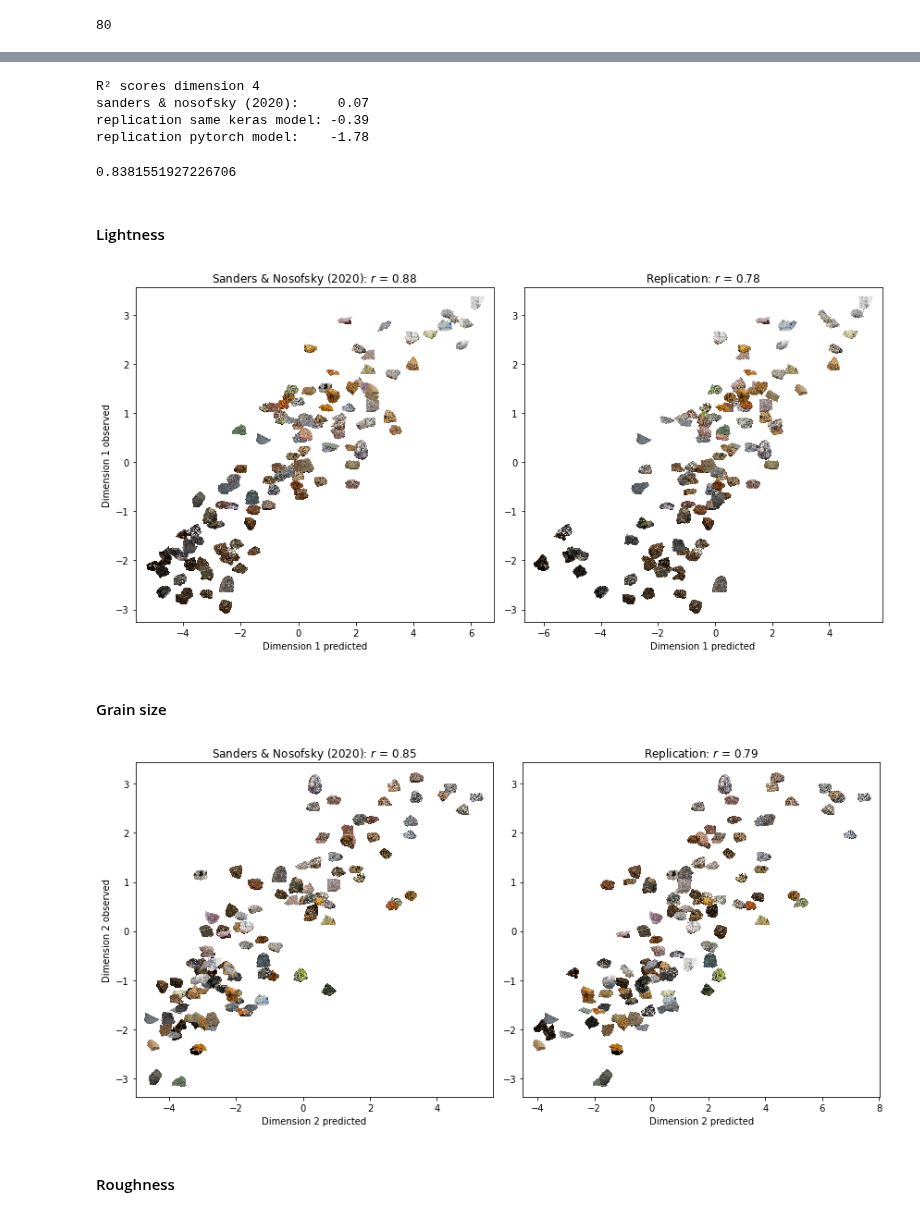
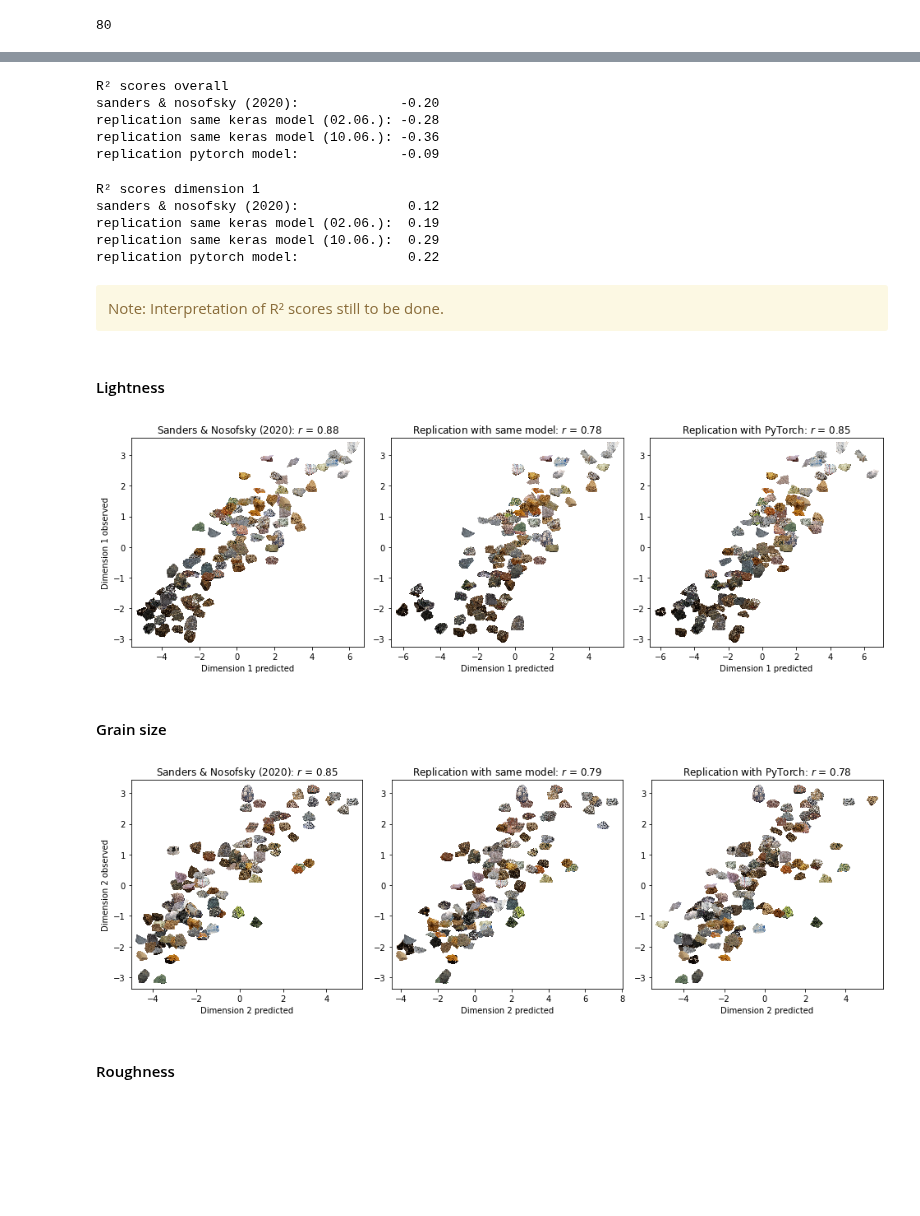
Before and after one commit to dominikpegler/mds_cnn, a Jupyter notebook: sanders_nosofsky_2020/mds.ipynb, the cells around one changed output, grey strips where cells are left out. Drawn from its saved outputs; the diff is of its cells as text; code cells hidden in the pictures; blank space fills up the shorter version.

Commit message:
added predictions for pytorch model

```diff
--- a/sanders_nosofsky_2020/mds.ipynb
+++ b/sanders_nosofsky_2020/mds.ipynb
@@ -239,35 +210,67 @@ replication pytorch model:    -1.50
+# %%
+cnn_pred_file = "CNN Predictions/MDS Dimensions/cnn_predicted_mds_120.txt"
+cnn_pred = np.loadtxt(cnn_pred_file)
+
+# 02.06.: cnn_own_predicted_mds_120_A.txt
+cnn_own_pred_file = "CNN Predictions/MDS Dimensions/cnn_own_predicted_mds_120_A.txt"
+cnn_own_pred = np.loadtxt(cnn_own_pred_file)
+
+# 10.06.: cnn_own_predicted_mds_120_B.txt
+cnn_own_pred_file_b = "CNN Predictions/MDS Dimensions/cnn_own_predicted_mds_120_B.txt"
+cnn_own_pred_b = np.loadtxt(cnn_own_pred_file_b)
+
+cnn_torch_pred_file = "CNN Predictions/MDS Dimensions/cnn_torch_predicted_mds_120.txt"
+cnn_torch_pred = np.loadtxt(cnn_torch_pred_file)
+
+score = r2_score(mds_obs[:, :8], cnn_pred)
+score_own = r2_score(mds_obs[:, :8], cnn_own_pred)
+score_own_b = r2_score(mds_obs[:, :8], cnn_own_pred_b)
+score_torch = r2_score(mds_obs[:, :8], cnn_torch_pred)
+
+print('R² scores overall')
+print(f'sanders & nosofsky (2020):             {score: ,.2f}')
+print(f'replication same keras model (02.06.): {score_own: ,.2f}')
+print(f'replication same keras model (10.06.): {score_own_b: ,.2f}')
+print(f'replication pytorch model:             {score_torch: ,.2f}')
+# %% [output]
+R² scores overall
+sanders & nosofsky (2020):             -0.20
+replication same keras model (02.06.): -0.28
+replication same keras model (10.06.): -0.36
+replication pytorch model:             -0.09
 # %%
-dim = 4
+dim = 1
 
 score = r2_score(mds_obs[:, dim-1], cnn_pred[:, dim-1])
-score_own = r2_score(mds_obs[:, dim-1], cnn_ownpred[:, dim-1])
+score_own = r2_score(mds_obs[:, dim-1], cnn_own_pred[:, dim-1])
+score_own_b = r2_score(mds_obs[:, dim-1], cnn_own_pred_b[:, dim-1])
 score_torch = r2_score(mds_obs[:, dim-1], cnn_torch_pred[:, dim-1])
 
 print(f'R² scores dimension {dim}')
-print(f'sanders & nosofsky (2020):    {score: ,.2f}')
-print(f'replication same keras model: {score_own: ,.2f}')
-print(f'replication pytorch model:    {score_torch: ,.2f}')
+print(f'sanders & nosofsky (2020):             {score: ,.2f}')
+print(f'replication same keras model (02.06.): {score_own: ,.2f}')
+print(f'replication same keras model (10.06.): {score_own_b: ,.2f}')
+print(f'replication pytorch model:             {score_torch: ,.2f}')
 # %% [output]
-R² scores dimension 4
-sanders & nosofsky (2020):     0.07
-replication same keras model: -0.39
-replication pytorch model:    -1.78
+R² scores dimension 1
+sanders & nosofsky (2020):              0.12
+replication same keras model (02.06.):  0.19
+replication same keras model (10.06.):  0.29
+replication pytorch model:              0.22
-# %%
-np.corrcoef(mds_obs[:, dim-1], cnn_pred[:, dim-1]).min()
-# %% [output]
-0.8381551927226706
+# %% [markdown]
+<div class="alert-warning alert" role="alert">Note: Interpretation of R² scores still to be done.</div>
 # %% [markdown]
 #### Lightness
 # %%
-plot_compare_preds(1, mds_obs, cnn_pred, cnn_ownpred, "Sanders & Nosofsky (2020)", "Replication", rock_images)
+plot_compare_preds(1, mds_obs, cnn_pred, cnn_own_pred, cnn_torch_pred, "Sanders & Nosofsky (2020)", "Replication with same model", "Replication with PyTorch", rock_images)
 # %% [output]
-[figure, old version]
+[figure, new version]
 # %% [markdown]
 #### Grain size
 # %%
-plot_compare_preds(2, mds_obs, cnn_pred, cnn_ownpred, "Sanders & Nosofsky (2020)", "Replication", rock_images)
+plot_compare_preds(2, mds_obs, cnn_pred, cnn_own_pred, cnn_torch_pred, "Sanders & Nosofsky (2020)", "Replication with same model", "Replication with PyTorch", rock_images)
 # %% [output]
-[figure, old version]
+[figure, new version]
 # %% [markdown]
 #### Roughness
 # %%
```
Also changed, not shown: parts of 12 cells of this notebook, 5 other files.
